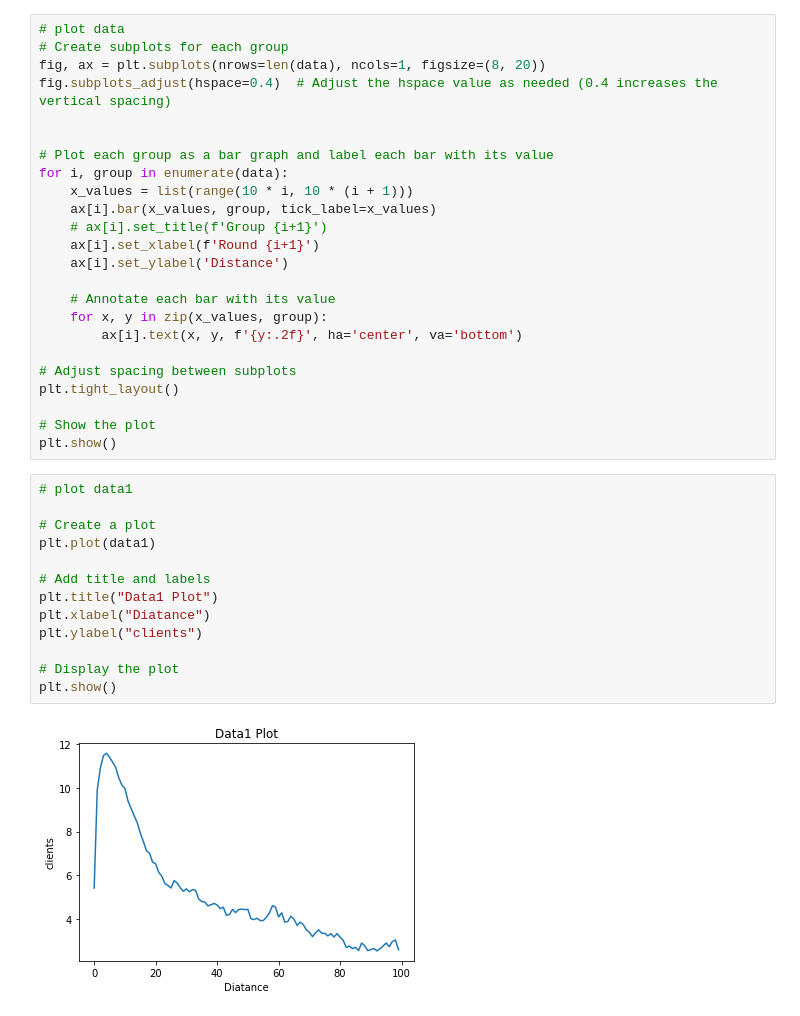
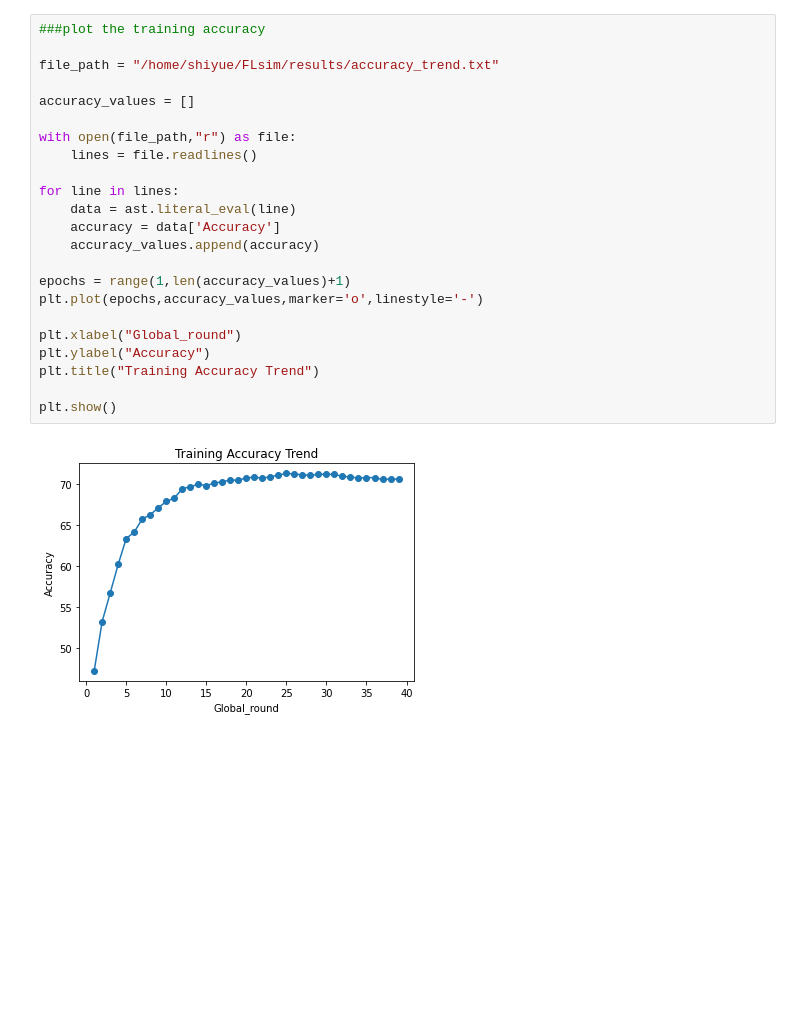
Before and after one commit to shou123/FLsim, a Jupyter notebook: results/plot.ipynb, the cells around one changed output. Drawn from its saved outputs; the diff is of its cells as text; blank space fills up the shorter version.

```diff
--- a/results/plot.ipynb
+++ b/results/plot.ipynb
@@ -19,42 +5,28 @@ data1 = [5.40809440612793, 9.905807495117188, 10.906798362731934, 11.48592185974
-# %%
-# plot data
-# Create subplots for each group
-fig, ax = plt.subplots(nrows=len(data), ncols=1, figsize=(8, 20))
-fig.subplots_adjust(hspace=0.4)  # Adjust the hspace value as needed (0.4 increases the vertical spacing)
-
-
-# Plot each group as a bar graph and label each bar with its value
-for i, group in enumerate(data):
-    x_values = list(range(10 * i, 10 * (i + 1)))
-    ax[i].bar(x_values, group, tick_label=x_values)
-    # ax[i].set_title(f'Group {i+1}')
-    ax[i].set_xlabel(f'Round {i+1}')
-    ax[i].set_ylabel('Distance')
-
-    # Annotate each bar with its value
-    for x, y in zip(x_values, group):
-        ax[i].text(x, y, f'{y:.2f}', ha='center', va='bottom')
-
-# Adjust spacing between subplots
-plt.tight_layout()
-
-# Show the plot
-plt.show()
-# %%
-# plot data1
-
-# Create a plot
-plt.plot(data1)
-
-# Add title and labels
-plt.title("Data1 Plot")
-plt.xlabel("Diatance")
-plt.ylabel("clients")
-
-# Display the plot
-plt.show()
-# %% [output]
-[figure, removed]
+# %%
+###plot the training accuracy
+
+file_path = "/home/shiyue/FLsim/results/accuracy_trend.txt"
+
+accuracy_values = []
+
+with open(file_path,"r") as file:
+    lines = file.readlines()
+
+for line in lines:
+    data = ast.literal_eval(line)
+    accuracy = data['Accuracy']
+    accuracy_values.append(accuracy)
+
+epochs = range(1,len(accuracy_values)+1)
+plt.plot(epochs,accuracy_values,marker='o',linestyle='-')
+
+plt.xlabel("Global_round")
+plt.ylabel("Accuracy")
+plt.title("Training Accuracy Trend")
+
+plt.show()
+# %% [output]
+[figure, added]
 # %%
 ################################################################################
 #######################plot the distance for each clients
```
Also changed, not shown: parts of 4 cells of this notebook, 2 other files.
